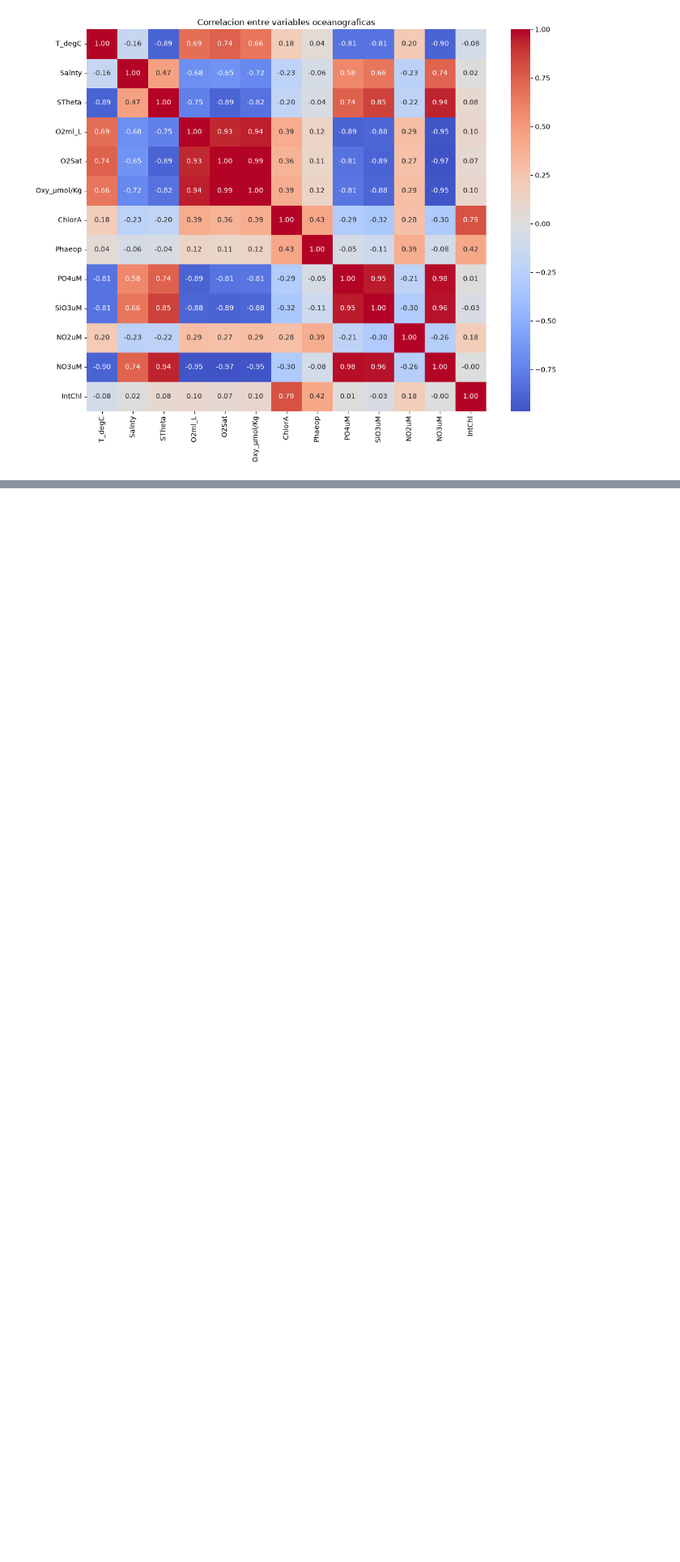
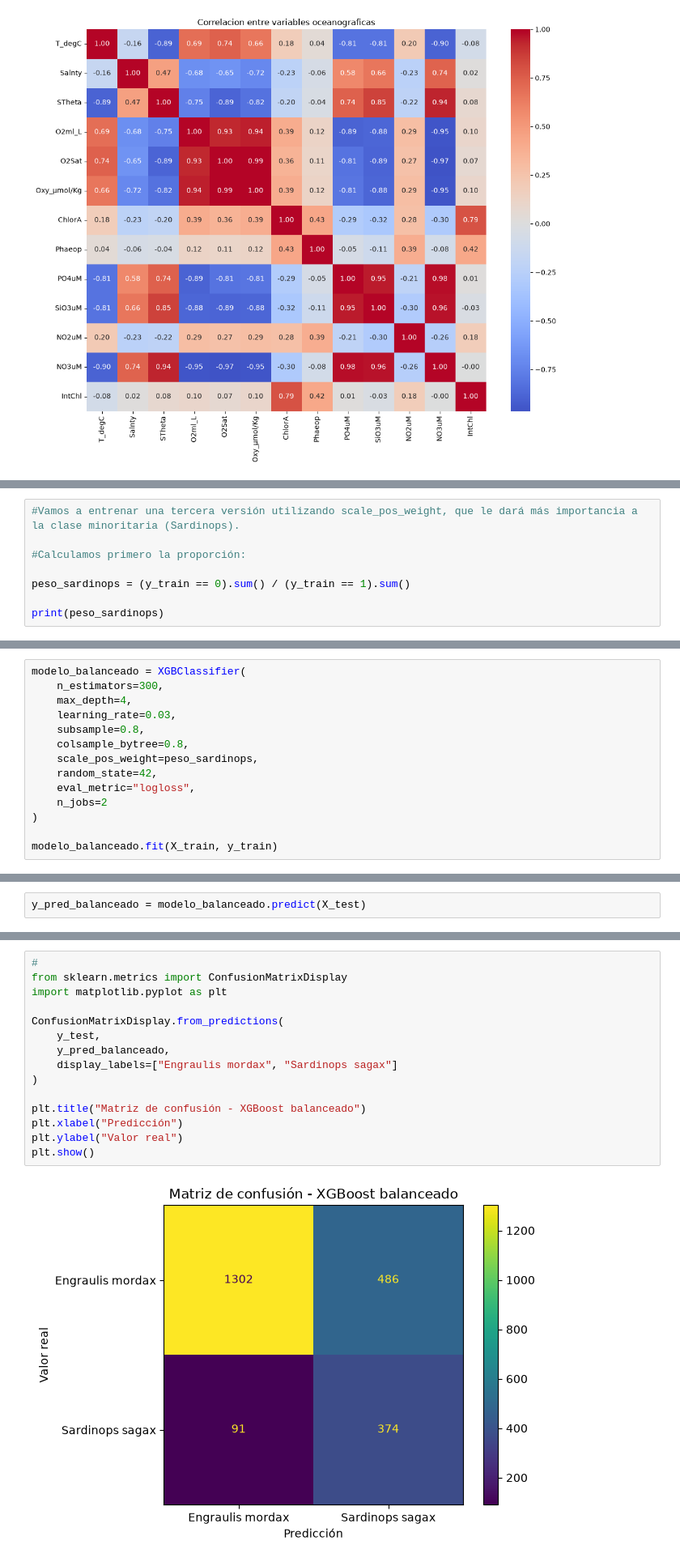
Before and after one commit to 4GeeksAcademy/proyecto-final-data-science--ECS, a Jupyter notebook: notebooks/final/proyecto final definitivo.ipynb, the cells around one changed output, grey strips where cells are left out. Shown at 81% size. Saved outputs shown, nothing was run; the diff lists cells and outputs as text; blank space fills up the shorter version.

```diff
--- a/notebooks/final/proyecto_final.ipynb
+++ b/notebooks/final/proyecto final definitivo.ipynb
@@ -1851,0 +1823,8 @@ plt.show()
+# %%
+#Vamos a entrenar una tercera versión utilizando scale_pos_weight, que le dará más importancia a la clase minoritaria (Sardinops).
+
+#Calculamos primero la proporción:
+
+peso_sardinops = (y_train == 0).sum() / (y_train == 1).sum()
+
+print(peso_sardinops)
@@ -1851,0 +1833,14 @@ plt.show()
+# %%
+modelo_balanceado = XGBClassifier(
+    n_estimators=300,
+    max_depth=4,
+    learning_rate=0.03,
+    subsample=0.8,
+    colsample_bytree=0.8,
+    scale_pos_weight=peso_sardinops,
+    random_state=42,
+    eval_metric="logloss",
+    n_jobs=2
+)
+
+modelo_balanceado.fit(X_train, y_train)
@@ -1851,0 +1860,2 @@ plt.show()
+# %%
+y_pred_balanceado = modelo_balanceado.predict(X_test)
@@ -1851,0 +1887,17 @@ plt.show()
+# %%
+#
+from sklearn.metrics import ConfusionMatrixDisplay
+import matplotlib.pyplot as plt
+
+ConfusionMatrixDisplay.from_predictions(
+    y_test,
+    y_pred_balanceado,
+    display_labels=["Engraulis mordax", "Sardinops sagax"]
+)
+
+plt.title("Matriz de confusión - XGBoost balanceado")
+plt.xlabel("Predicción")
+plt.ylabel("Valor real")
+plt.show()
+# %% [output]
+[figure, added]
```
Also changed, not shown: parts of 82 cells of this notebook, 4 other files.
